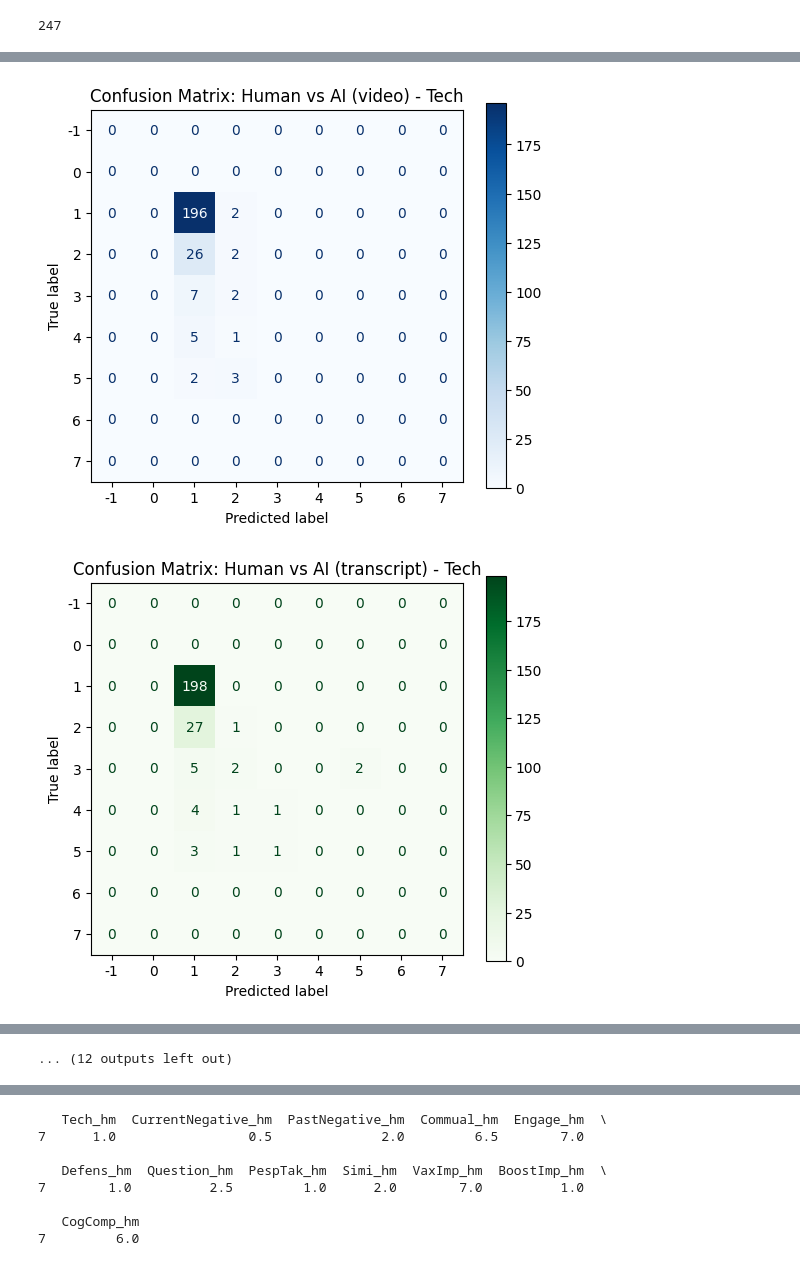
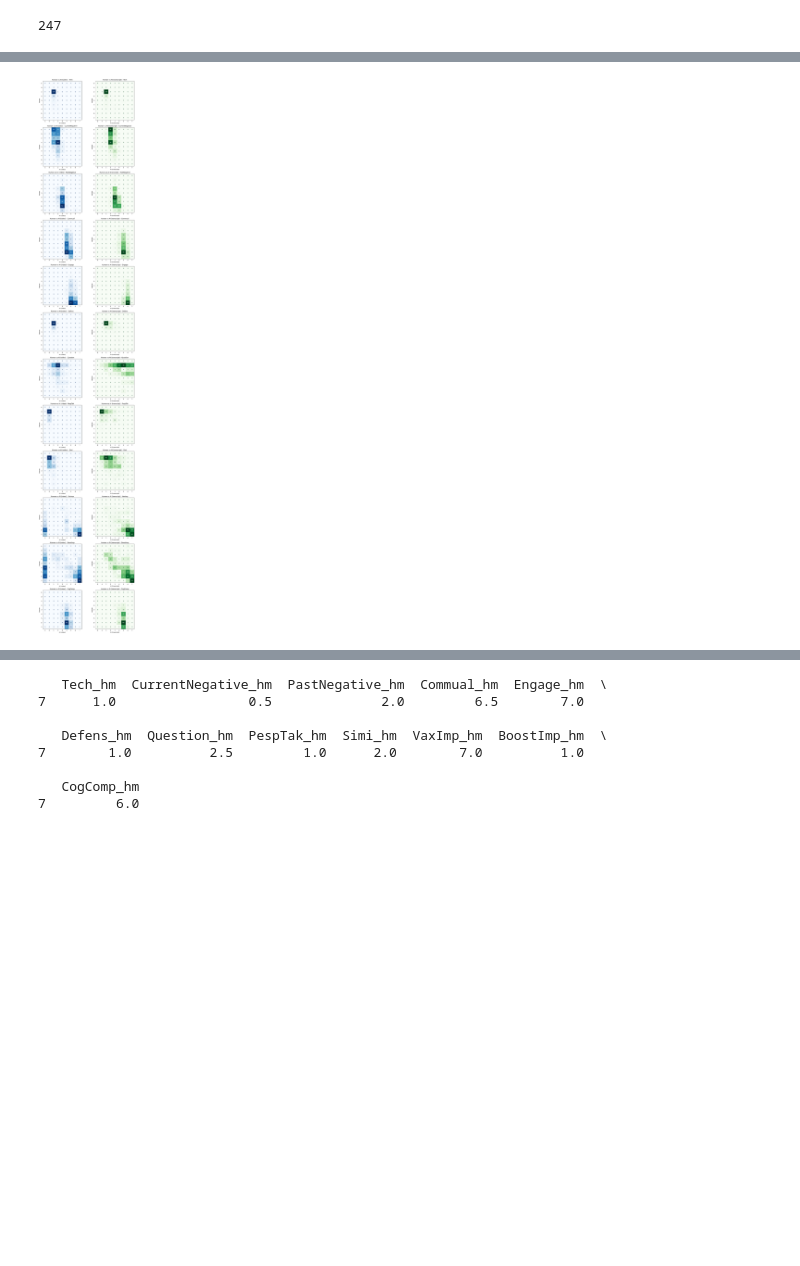
Before and after one commit to eveyhuang/gemini_data_analysis, a Jupyter notebook: data/KSM_COVID/covid_code.ipynb, the cells around one changed output, grey strips where cells are left out. Cells and saved outputs as stored; diff of their text form; code cells hidden in the pictures; blank space fills up the shorter version.

```diff
--- a/data/KSM_COVID/covid_code.ipynb
+++ b/data/KSM_COVID/covid_code.ipynb
@@ -175,7 +175,7 @@ for root, dirs, files in os.walk(base_path):
                        # If the value is a list, take the first element
                         annotation = value[0]
                         if isinstance(annotation, str) and len(annotation) > 1:
-                            annotation = [int(x) for x in re.findall(r'\d+', annotation)][0]
+                            annotation = [int(x) for x in re.findall(r'-?\d+', annotation)][0]
                     new_row.append(annotation)
 
                 # Append the data as a new row in the DataFrame
@@ -362,7 +384,7 @@ for category in categories:
         df = pd.DataFrame({'coder1': coder_1, 'coder2': coder_2})
 
         # Exclude -1s
-        df = df[(df['coder1'] != -1) & (df['coder2'] != -1)].dropna()
+        df = df.dropna()
         print(f"Processing category: {category}" + f" with {len(coder_1)} entries")
         # Reshape for pingouin
         df_long = df.melt(var_name='rater', value_name='score', ignore_index=False).reset_index()
@@ -766,47 +768,44 @@ plt.show()
 # %%
 from sklearn.metrics import confusion_matrix, ConfusionMatrixDisplay
 import numpy as np
-
 import matplotlib.pyplot as plt
 
 categories = [col for col in hm_df_filtered.columns if col != 'id']
 labels = list(range(-1, 8))  # Use the same label range as before
 
-for category in categories:
+n_categories = len(categories)
+fig, axes = plt.subplots(n_categories, 2, figsize=(12, 5 * n_categories))
+
+for i, category in enumerate(categories):
     col_hm = f"{category}_hm"
     col_vd = f"{category}_aivd"
     col_ts = f"{category}_aitext"
 
-    # Drop NaNs and filter out -1s for both comparisons
+    # Human vs AI (video)
     mask_vd = (~vtt_merged_df[col_hm].isna()) & (~vtt_merged_df[col_vd].isna())
     y_true_vd = vtt_merged_df.loc[mask_vd, col_hm].round().astype(int)
     y_pred_vd = vtt_merged_df.loc[mask_vd, col_vd].round().astype(int)
-    valid_idx_vd = (y_true_vd != -1) & (y_pred_vd != -1)
-    y_true_vd = y_true_vd[valid_idx_vd]
-    y_pred_vd = y_pred_vd[valid_idx_vd]
 
+    cm_vd = confusion_matrix(y_true_vd, y_pred_vd, labels=labels)
+    disp_vd = ConfusionMatrixDisplay(confusion_matrix=cm_vd, display_labels=labels)
+    disp_vd.plot(ax=axes[i, 0], cmap='Blues', values_format='d', colorbar=False)
+    axes[i, 0].set_title(f'Human vs AI (video) - {category}')
+    axes[i, 0].set_xlabel('AI (video)')
+    axes[i, 0].set_ylabel('Human')
+
+    # Human vs AI (transcript)
     mask_ts = (~vtt_merged_df[col_hm].isna()) & (~vtt_merged_df[col_ts].isna())
     y_true_ts = vtt_merged_df.loc[mask_ts, col_hm].round().astype(int)
     y_pred_ts = vtt_merged_df.loc[mask_ts, col_ts].round().astype(int)
-    valid_idx_ts = (y_true_ts != -1) & (y_pred_ts != -1)
-    y_true_ts = y_true_ts[valid_idx_ts]
-    y_pred_ts = y_pred_ts[valid_idx_ts]
 
-    # Confusion matrix: Human vs AI (video)
-    cm_vd = confusion_matrix(y_true_vd, y_pred_vd, labels=labels)
-    disp_vd = ConfusionMatrixDisplay(confusion_matrix=cm_vd, display_labels=labels)
-    fig, ax = plt.subplots(figsize=(6, 5))
-    disp_vd.plot(ax=ax, cmap='Blues', values_format='d')
-    ax.set_title(f'Confusion Matrix: Human vs AI (video) - {category}')
-    plt.show()
-
-    # Confusion matrix: Human vs AI (transcript)
     cm_ts = confusion_matrix(y_true_ts, y_pred_ts, labels=labels)
     disp_ts = ConfusionMatrixDisplay(confusion_matrix=cm_ts, display_labels=labels)
-    fig, ax = plt.subplots(figsize=(6, 5))
-    disp_ts.plot(ax=ax, cmap='Greens', values_format='d')
-    ax.set_title(f'Confusion Matrix: Human vs AI (transcript) - {category}')
-    plt.show()
+    disp_ts.plot(ax=axes[i, 1], cmap='Greens', values_format='d', colorbar=False)
+    axes[i, 1].set_title(f'Human vs AI (transcript) - {category}')
+    axes[i, 1].set_xlabel('AI (transcript)')
+    axes[i, 1].set_ylabel('Human')
+
+plt.tight_layout()
+plt.show()
 # %% [output]
-[figure, old version]
+[figure, new version]
-[figure, removed]
@@ -823,4 +812,3 @@ for category in categories:
-... (12 outputs left out)
 # %%
 icc_hm_vd_scores = {}
 icc_hm_ts_scores = {}
```
Also changed, not shown: parts of 26 cells of this notebook, 1 other file.
